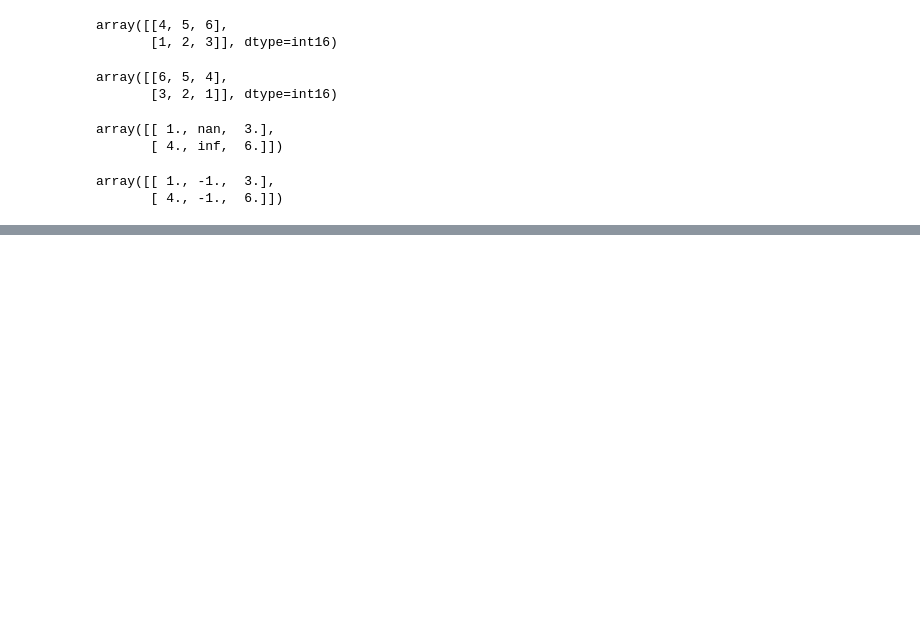
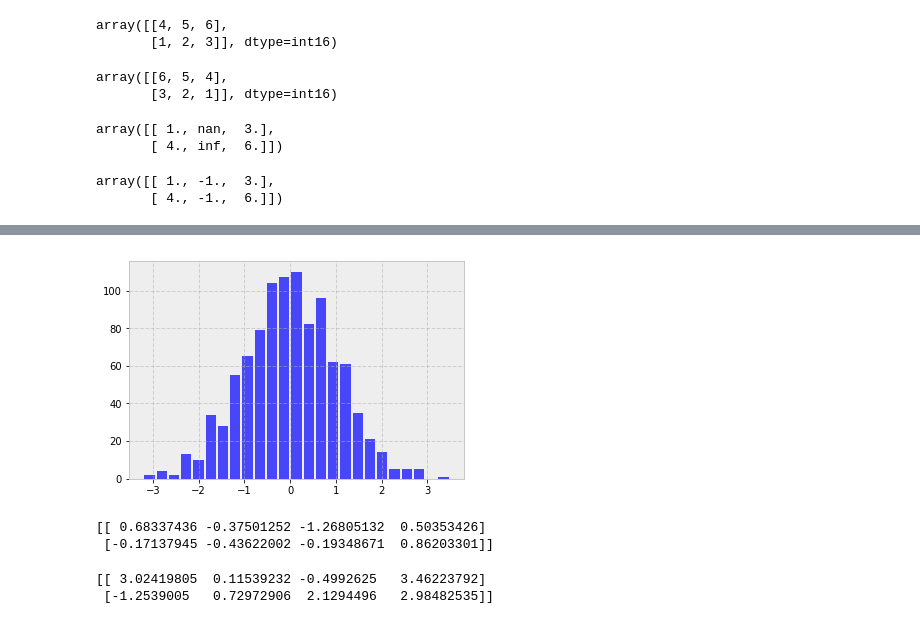
Before and after one commit to milindnirgun/pycharts, a Jupyter notebook: Numply_cheatsheet.ipynb, the cells around one changed output, grey strips where cells are left out. Drawn from its saved outputs; the diff is of its cells as text; code cells hidden in the pictures; blank space fills up the shorter version.

```diff
--- a/Numply_cheatsheet.ipynb
+++ b/Numply_cheatsheet.ipynb
@@ -75,0 +98,18 @@ array([[ 1., -1.,  3.],
+# %%
+n, bins, patches = plt.hist(x=y, bins='auto', color='blue', alpha=0.7, rwidth=0.85)
+#plt.grid(axis='y', alpha=0.75)
+plt.show()
+# %% [output]
+[figure, added]
+# %%
+# Get two dimensional array of random samples
+print(np.random.randn(2,4))
+# %% [output]
+[[ 0.68337436 -0.37501252 -1.26805132  0.50353426]
+ [-0.17137945 -0.43622002 -0.19348671  0.86203301]]
+# %%
+# Get random samples from r'$N(\mu, (\sigma)^2'
+print(2.5 * np.random.randn(2,4) + 3)
+# %% [output]
+[[ 3.02419805  0.11539232 -0.4992625   3.46223792]
+ [-1.2539005   0.72972906  2.1294496   2.98482535]]
```
Also changed, not shown: parts of 11 cells of this notebook, 2 other files.
